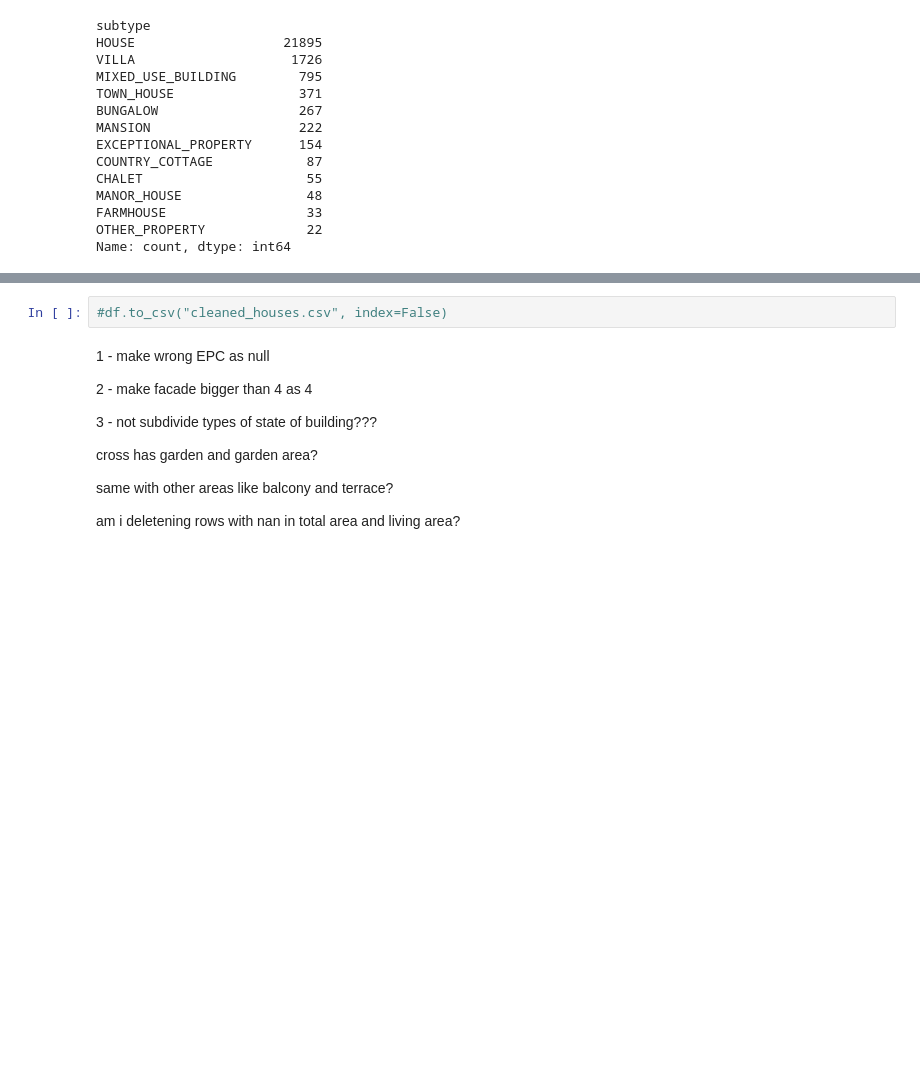
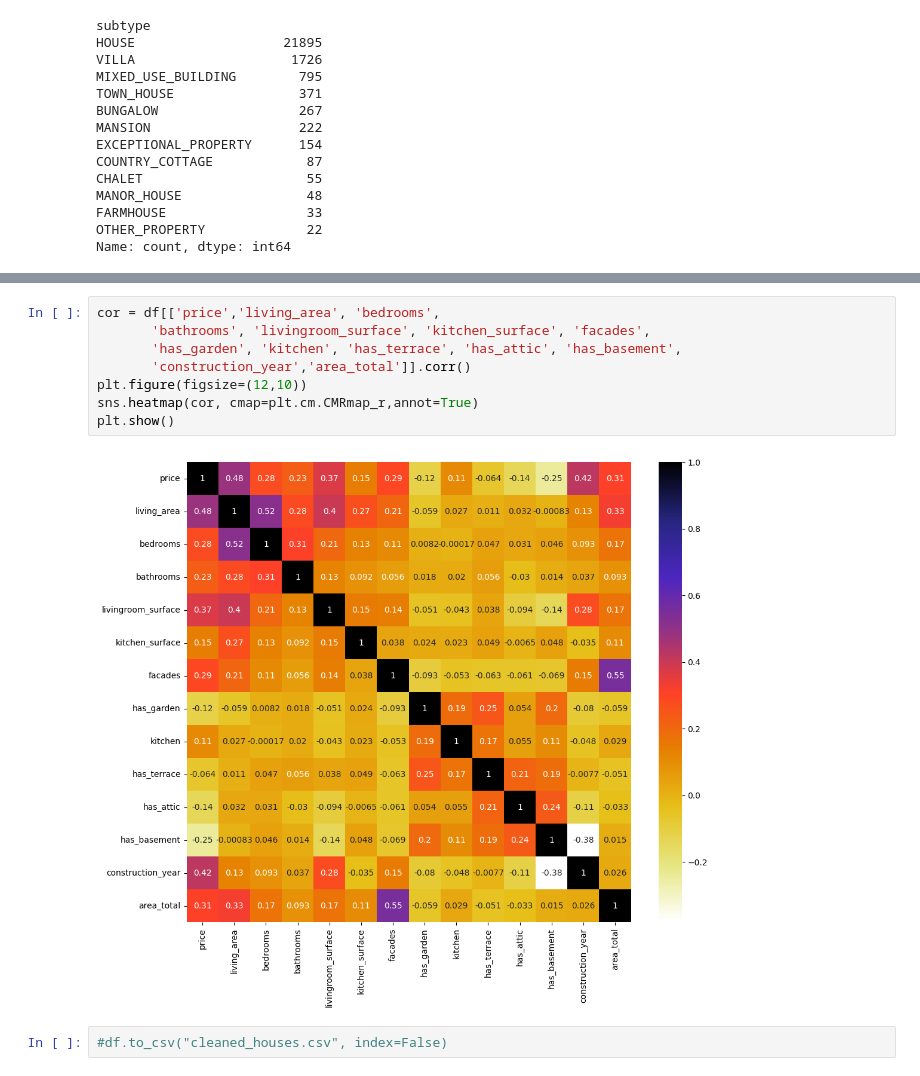
Before and after one commit to andreaharit/05-immoeliza-ml-Andrea, a Jupyter notebook: cleaning_houses.ipynb, the cells around one changed output, grey strips where cells are left out. Drawn from its saved outputs; the diff is of its cells as text; blank space fills up the shorter version.

```diff
--- a/cleaning_houses.ipynb
+++ b/cleaning_houses.ipynb
@@ -255,16 +263,12 @@ df
+# %%
+cor = df[['price','living_area', 'bedrooms',
+       'bathrooms', 'livingroom_surface', 'kitchen_surface', 'facades',
+       'has_garden', 'kitchen', 'has_terrace', 'has_attic', 'has_basement',
+       'construction_year','area_total']].corr()
+plt.figure(figsize=(12,10))
+sns.heatmap(cor, cmap=plt.cm.CMRmap_r,annot=True)
+plt.show()
+# %% [output]
+[figure, added]
 # %%
 #df.to_csv("cleaned_houses.csv", index=False)
-# %% [markdown]
-1 - make wrong EPC as null
-
-2 - make facade bigger than 4 as 4
-
-3 - not subdivide types of state of building???
-
-cross has garden and garden area?
-
-same with other areas like balcony and terrace?
-
-
-
-am i deletening rows with nan in total area and living area?
```
Also changed, not shown: parts of 8 cells of this notebook, 2 other files.
